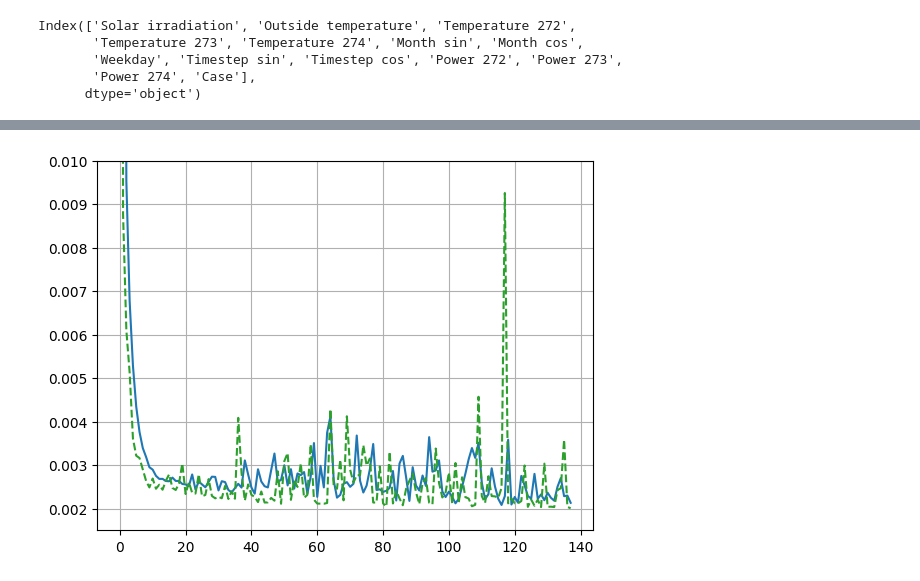
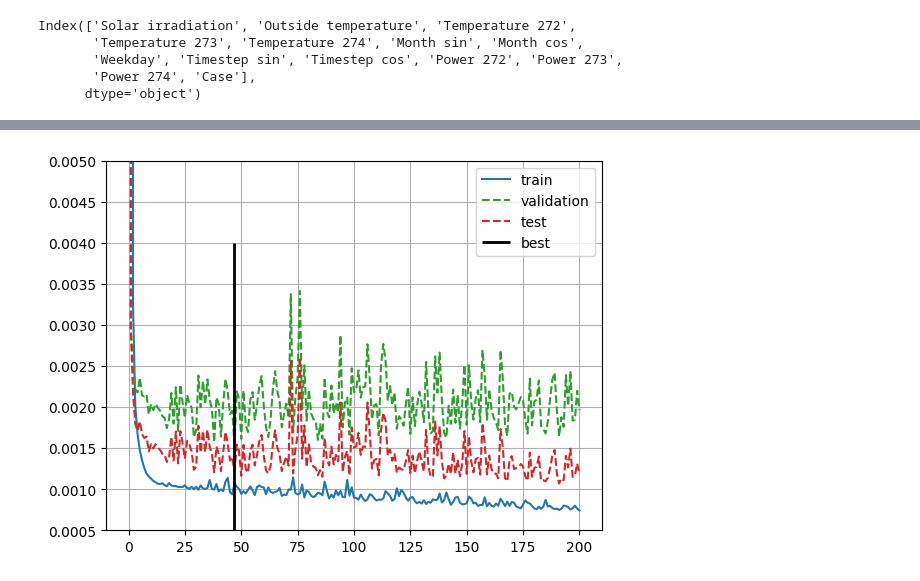
Before and after one commit to Cemempamoi/pcnn, a Jupyter notebook: scripts/pcnn.ipynb, the cells around one changed output, grey strips where cells are left out. Drawn from its saved outputs; the diff is of its cells as text; code cells hidden in the pictures.

```diff
--- a/scripts/pcnn.ipynb
+++ b/scripts/pcnn.ipynb
@@ -30,6 +27,7 @@ model_kwargs = parameters(unit='UMAR',
                             to_normalize=True,
                             name="PCNN",
                             seed=0,
+
                             overlapping_distance=4,
                             warm_start_length=12,
                             maximum_sequence_length=96*3,
@@ -69,11 +67,11 @@ topology = None # Not needed in the single-zone case
 
 # Trying to load a model or not, if yes the last one or the best one
 load = True
-load_last = False
+load_last = True
 
 pcnn = Model(data=data, interval=interval, model_kwargs=model_kwargs, inputs_D=inputs_D,
             module=module, rooms=rooms, case_column=case_column, out_column=out_column, neigh_column=neigh_column,
             temperature_column=temperature_column, power_column=power_column,
             Y_columns=Y_columns, X_columns=X_columns, topology=topology, load_last=load_last,
-            load=load)
+            load=load, device='cpu')
 # %% [output]
@@ -94,12 +94,17 @@ It contains 9759 training sequences and 2882 validation sequences.
 # %%
 train = False
 if train:
-    pcnn.fit(250, print_each=50)
+    pcnn.fit(250)
 # %%
+import numpy as np
 import matplotlib.pyplot as plt
-plt.plot(pcnn.train_losses, c='tab:blue')
-plt.plot(pcnn.validation_losses, c='tab:green', ls='--')
-plt.ylim(0.0015, 0.01)
+
+plt.plot(pcnn.train_losses, c='tab:blue', label='train')
+plt.plot(pcnn.validation_losses, c='tab:green', ls='--', label='validation')
+plt.plot(pcnn.test_losses, c='tab:red', ls='--', label='test')
+plt.vlines(x=np.argmin(pcnn.validation_losses), ymin=0.0005, ymax=0.004, color='black', lw=2, label='best')
+plt.ylim(0.0005, 0.005)
+plt.legend()
 plt.grid()
 # %% [output]
-[figure, old version]
+[figure, new version]
```
Also changed, not shown: parts of 3 cells of this notebook.
